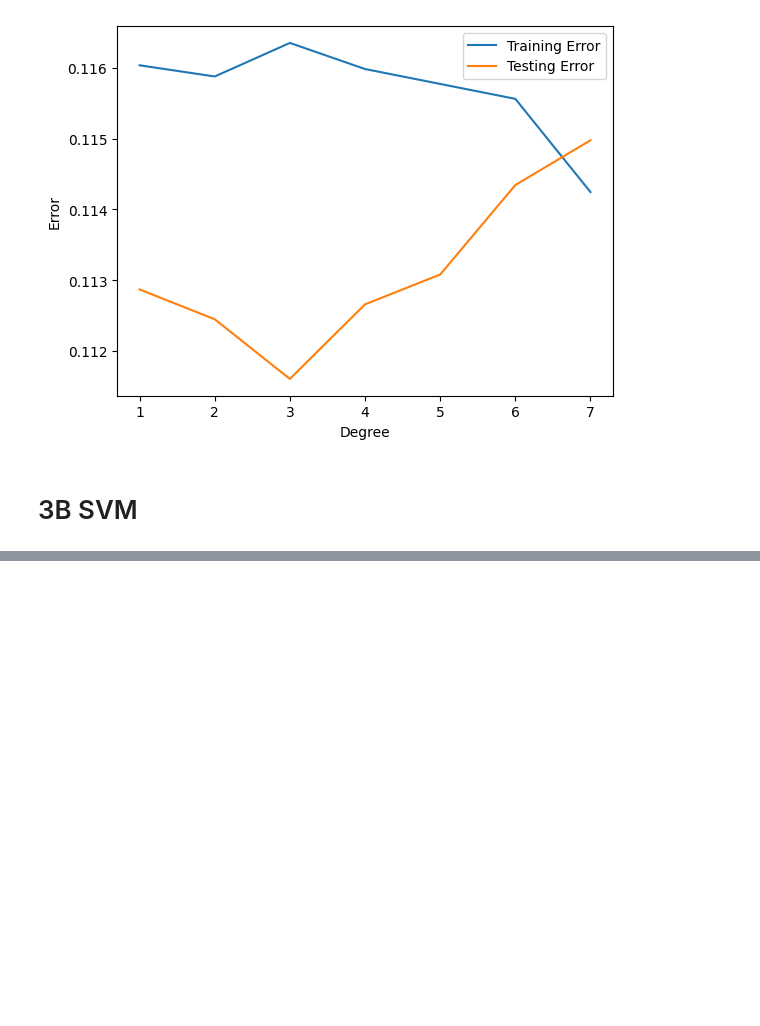
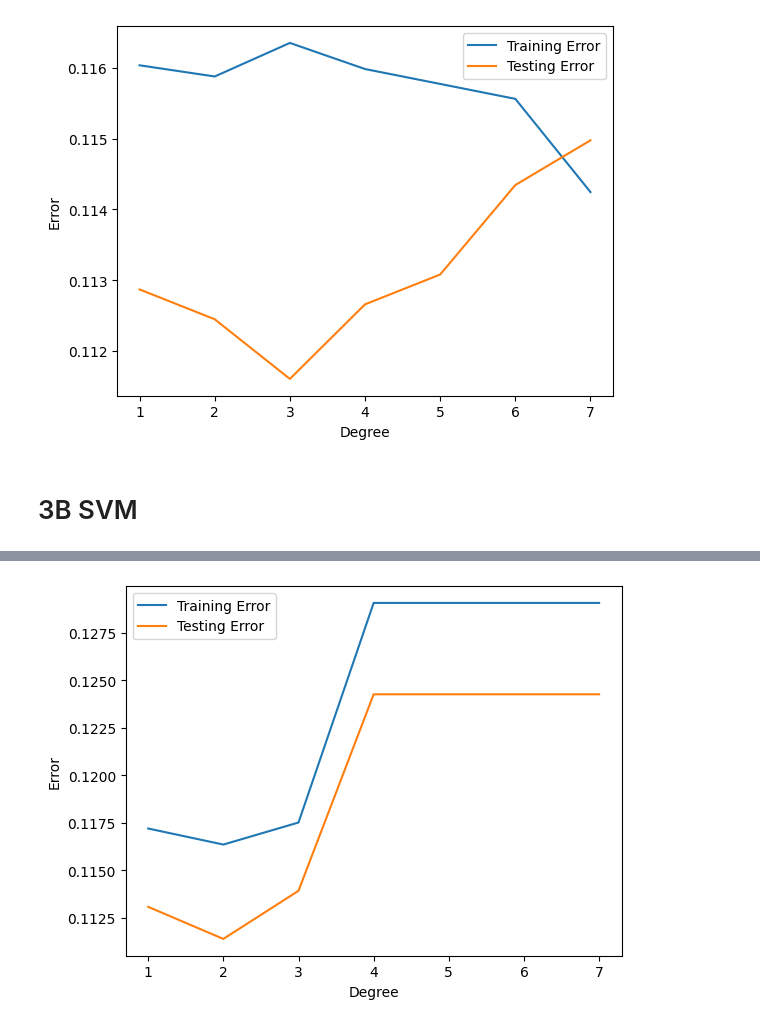
Before and after one commit to CoolestAIKids/formula1, a Jupyter notebook: src/formula1.ipynb, the cells around one changed output, grey strips where cells are left out. Saved outputs shown, nothing was run; the diff lists cells and outputs as text; code cells hidden in the pictures; blank space fills up the shorter version.

```diff
--- a/src/formula1.ipynb
+++ b/src/formula1.ipynb
@@ -191,0 +204,42 @@ plot_error(training_error, testing_error)
+# %%
+def polynomial_svm(X_train, Y_train, X_test, Y_test, max_degree=6):
+    """Polynomial Support Vector Machine
+
+    Args:
+        X_train (np.array): Training data
+        Y_train (np.array): Training labels
+        X_test (np.array): Testing data
+        Y_test (np.array): Testing labels
+    """
+    training_error, testing_error = [], []
+
+    print("Polynomial SVM Score")
+    print("Degree \t Test Score \t Train Score")
+    for i in range(1, max_degree + 1):
+        svmachine = SVC(kernel="poly", degree=i)
+
+        # Init polynomial features
+        poly = PolynomialFeatures(degree=i)
+
+        # Polynomial fit of training data
+        X_train_poly = poly.fit_transform(X_train)
+
+        X_test_poly = poly.fit_transform(X_test)
+
+        svmachine.fit(X_train_poly, Y_train)
+        # Get scores
+        training_score = svmachine.score(X_train_poly, Y_train)
+        testing_score = svmachine.score(X_test_poly, Y_test)
+
+        # Append errors
+        training_error.append(1 - training_score)
+        testing_error.append(1 - testing_score)
+
+        # Fancy print B)
+        print(f"{i} \t {testing_score*100.0:.2f}% \t {training_score*100.0:.2f}%")
+
+    return training_error, testing_error
+# %%
+training_error, testing_error = polynomial_svm(
+    X_train, Y_train, X_test, Y_test, max_degree=7
+)
@@ -191,0 +256,4 @@ plot_error(training_error, testing_error)
+# %%
+plot_error(training_error, testing_error)
+# %% [output]
+[figure, added]
```
Also changed, not shown: parts of 3 cells of this notebook.
